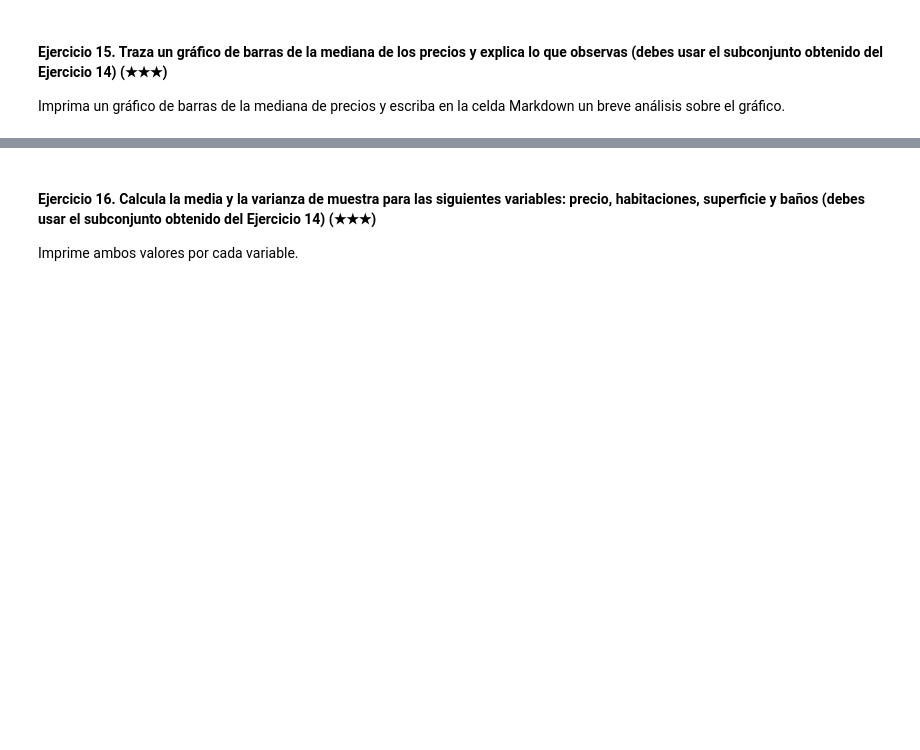
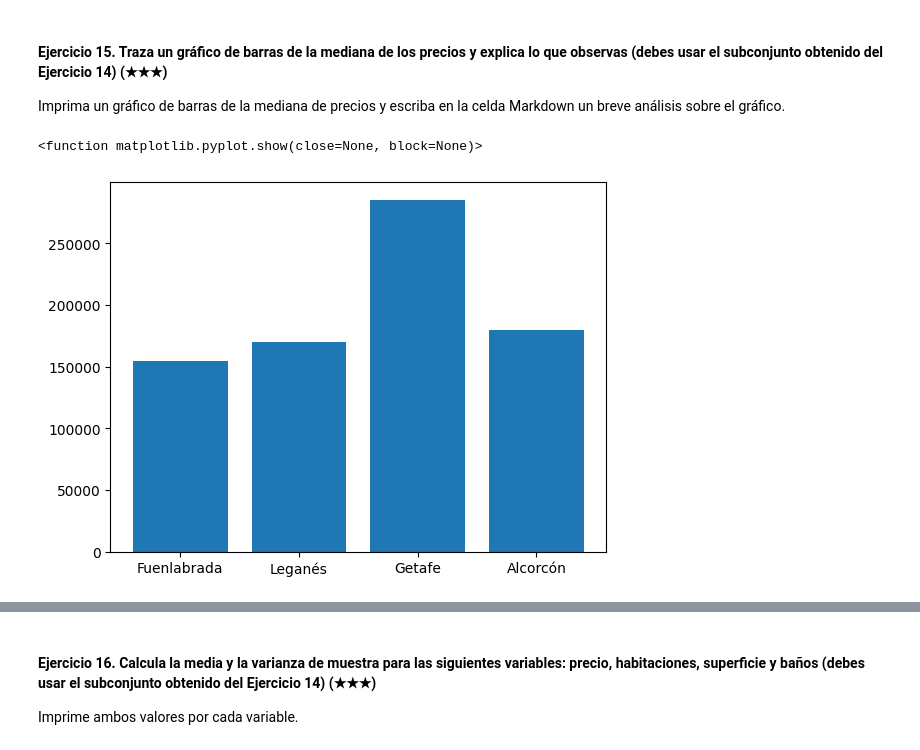
Before and after one commit to Jesuscastanedam/jesuscastaneda-realestate-datacleanup-exercise, a Jupyter notebook: project.es.ipynb, the cells around one changed output, grey strips where cells are left out. Saved outputs shown, nothing was run; the diff lists cells and outputs as text; code cells hidden in the pictures; blank space fills up the shorter version.

```diff
--- a/project.es.ipynb
+++ b/project.es.ipynb
@@ -229,3 +247,6 @@ Imprima la población y el número de casas.
 Pista: Filtra el DataFrame original usando la columna `level5` y la función `isin`.
 # %%
 # TODO
+cinturón_sur = ["Fuenlabrada", "Leganés", "Getafe", "Alcorcón"]
+sub_ds = ds[ds['level5'].isin(["Fuenlabrada", "Leganés", "Getafe", "Alcorcón"])]
+print(sub_ds)
@@ -235,4 +274,14 @@ Pista: Filtra el DataFrame original usando la columna `level5` y la función `is
 Imprima un gráfico de barras de la mediana de precios y escriba en la celda Markdown un breve análisis sobre el gráfico.
 # %%
 # TODO: Code
+
+mediana_sur = sub_ds.groupby('level5')['price'].median()
+
+xlabel = [mediana_sur.get(ciudad,0)for ciudad in cinturón_sur]
+
+plt.bar(cinturón_sur,xlabel)
+plt.show
+# %% [output]
+<function matplotlib.pyplot.show(close=None, block=None)>
+[figure, added]
 # %% [markdown]
```
Also changed, not shown: parts of 10 cells of this notebook.
